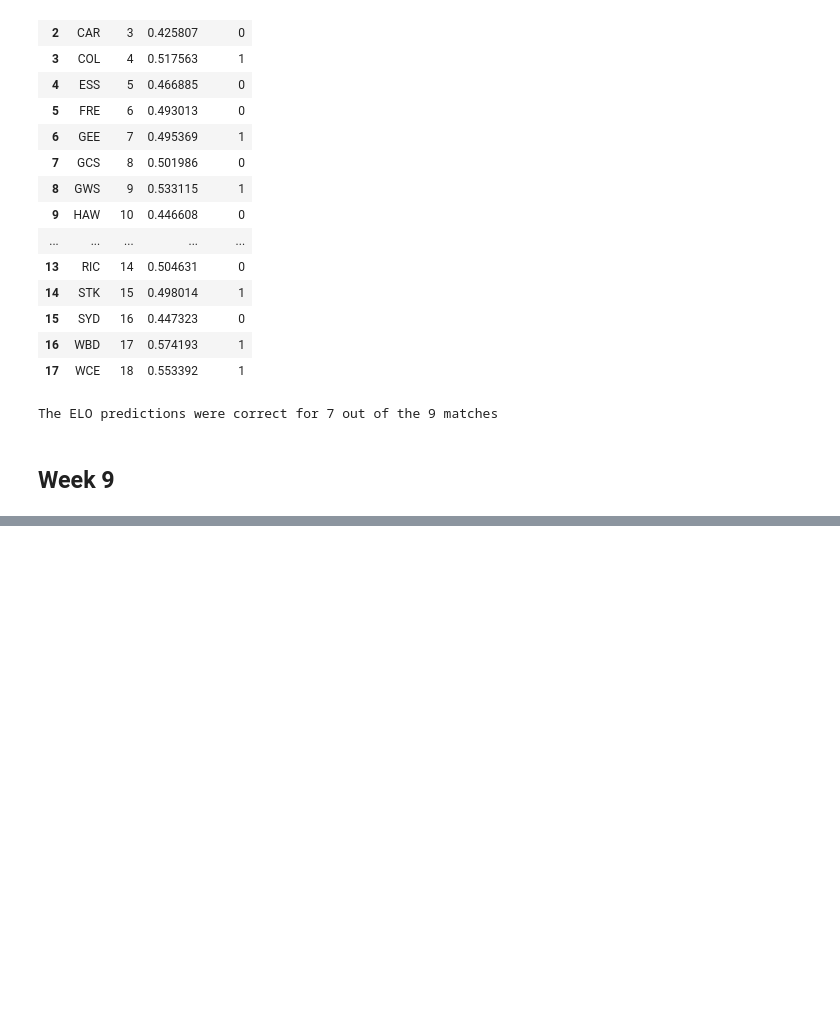
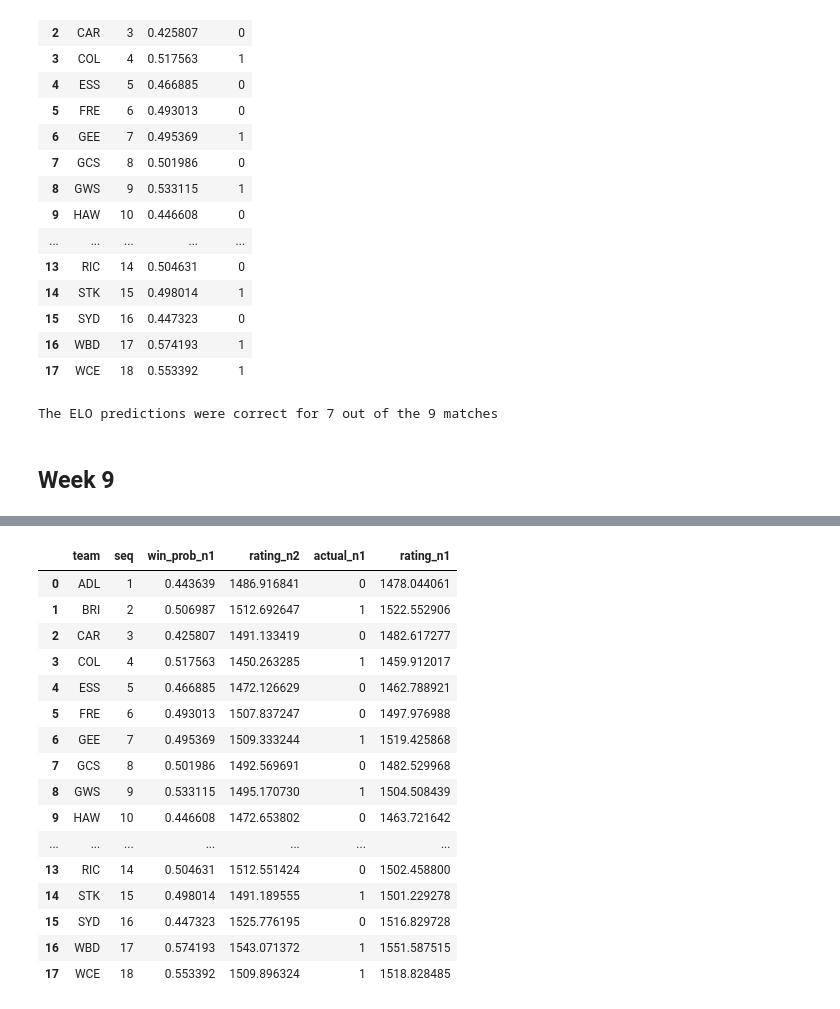
Before and after one commit to stevegabriel1/afl_elo_ratings, a Jupyter notebook: basic_version_20210516.ipynb, the cells around one changed output, grey strips where cells are left out. Drawn from its saved outputs; the diff is of its cells as text; code cells hidden in the pictures; blank space fills up the shorter version.

```diff
--- a/basic_version_20210516.ipynb
+++ b/basic_version_20210516.ipynb
@@ -1185,0 +1192,4 @@ The ELO predictions were correct for 7 out of the 9 matches
+# %%
+## Need rating W8 (rating_n1 from joined) and win_prob W8 (win_prob from joined)
+rframe = joined[['team','seq','win_prob','rating_n1']]
+rframe.head()
@@ -1185,0 +1203,26 @@ The ELO predictions were correct for 7 out of the 9 matches
+# %%
+# Add the actuals (results from R8):
+rframe['actual_n1'] = quick_results_check['actual']
+# %%
+rframe.columns = ['team','seq','win_prob_n1','rating_n2','actual_n1']
+# Generate new ratings
+rframe['rating_n1'] = rframe['rating_n2'] + (20*(rframe['actual_n1'] - rframe['win_prob_n1']))
+rframe
+# %% [output]
+|  | team | seq | win_prob_n1 | rating_n2 | actual_n1 | rating_n1 |
+| 0 | ADL | 1 | 0.443639 | 1486.916841 | 0 | 1478.044061 |
+| 1 | BRI | 2 | 0.506987 | 1512.692647 | 1 | 1522.552906 |
+| 2 | CAR | 3 | 0.425807 | 1491.133419 | 0 | 1482.617277 |
+| 3 | COL | 4 | 0.517563 | 1450.263285 | 1 | 1459.912017 |
+| 4 | ESS | 5 | 0.466885 | 1472.126629 | 0 | 1462.788921 |
+| 5 | FRE | 6 | 0.493013 | 1507.837247 | 0 | 1497.976988 |
+| 6 | GEE | 7 | 0.495369 | 1509.333244 | 1 | 1519.425868 |
+| 7 | GCS | 8 | 0.501986 | 1492.569691 | 0 | 1482.529968 |
+| 8 | GWS | 9 | 0.533115 | 1495.170730 | 1 | 1504.508439 |
+| 9 | HAW | 10 | 0.446608 | 1472.653802 | 0 | 1463.721642 |
+| ... | ... | ... | ... | ... | ... | ... |
+| 13 | RIC | 14 | 0.504631 | 1512.551424 | 0 | 1502.458800 |
+| 14 | STK | 15 | 0.498014 | 1491.189555 | 1 | 1501.229278 |
+| 15 | SYD | 16 | 0.447323 | 1525.776195 | 0 | 1516.829728 |
+| 16 | WBD | 17 | 0.574193 | 1543.071372 | 1 | 1551.587515 |
+| 17 | WCE | 18 | 0.553392 | 1509.896324 | 1 | 1518.828485 |
```
Also changed, not shown: parts of 3 cells of this notebook.
